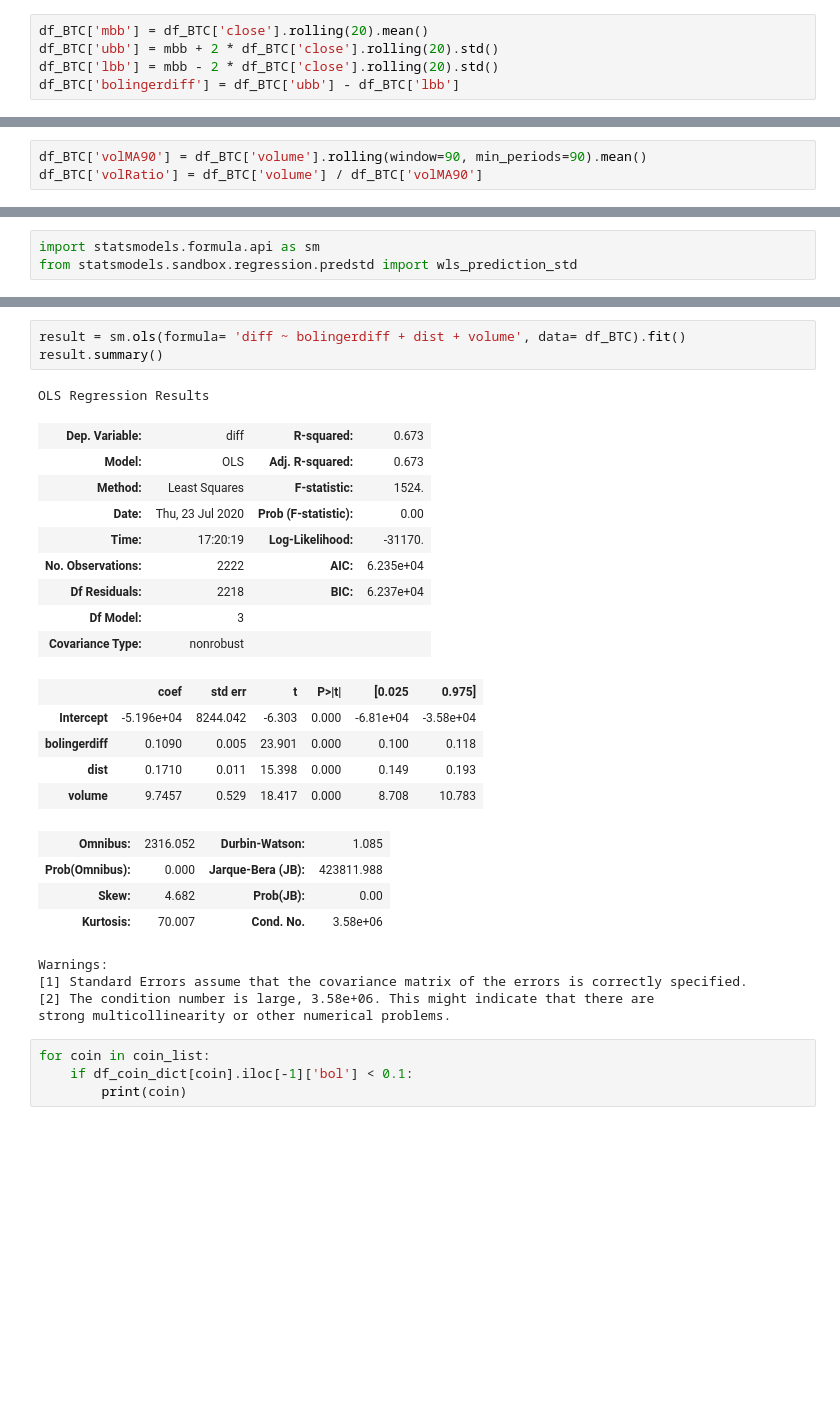
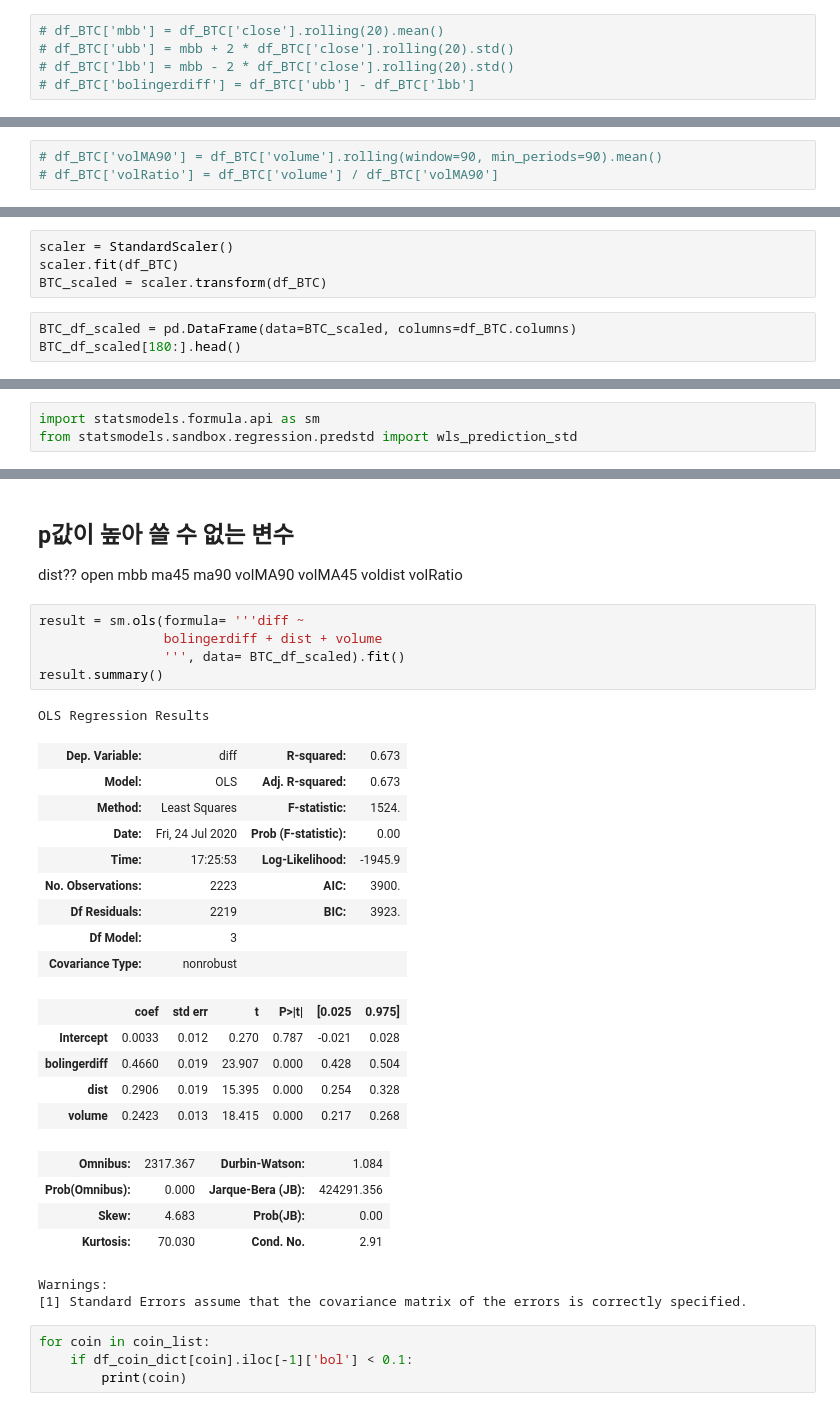
Before and after one commit to kimhg9511/Python_workspace, a Jupyter notebook: project/findcoin.ipynb, the cells around one changed output, grey strips where cells are left out. Cells and saved outputs as stored; diff of their text form; blank space fills up the shorter version.

```diff
--- a/project/findcoin.ipynb
+++ b/project/findcoin.ipynb
@@ -77,12 +77,12 @@ df_BTC['diff'] = df_BTC['high'] - df_BTC['low']
 # %% [markdown]
 # 볼린저 밴드
 # %%
-df_BTC['mbb'] = df_BTC['close'].rolling(20).mean()
-df_BTC['ubb'] = mbb + 2 * df_BTC['close'].rolling(20).std()
-df_BTC['lbb'] = mbb - 2 * df_BTC['close'].rolling(20).std()
-df_BTC['bolingerdiff'] = df_BTC['ubb'] - df_BTC['lbb']
+# df_BTC['mbb'] = df_BTC['close'].rolling(20).mean()
+# df_BTC['ubb'] = mbb + 2 * df_BTC['close'].rolling(20).std()
+# df_BTC['lbb'] = mbb - 2 * df_BTC['close'].rolling(20).std()
+# df_BTC['bolingerdiff'] = df_BTC['ubb'] - df_BTC['lbb']
 # %% [markdown]
 # 거래량 비율
 # %%
-df_BTC['volMA90'] = df_BTC['volume'].rolling(window=90, min_periods=90).mean()
-df_BTC['volRatio'] = df_BTC['volume'] / df_BTC['volMA90']
+# df_BTC['volMA90'] = df_BTC['volume'].rolling(window=90, min_periods=90).mean()
+# df_BTC['volRatio'] = df_BTC['volume'] / df_BTC['volMA90']
@@ -111,0 +147,7 @@ Name: diff, dtype: float64
+# %%
+scaler = StandardScaler()
+scaler.fit(df_BTC)
+BTC_scaled = scaler.transform(df_BTC)
+# %%
+BTC_df_scaled = pd.DataFrame(data=BTC_scaled, columns=df_BTC.columns)
+BTC_df_scaled[180:].head()
@@ -117,30 +208,33 @@ from statsmodels.sandbox.regression.predstd import wls_prediction_std
+# %% [markdown]
+## p값이 높아 쓸 수 없는 변수
+dist?? open mbb ma45 ma90 volMA90 volMA45 voldist volRatio
 # %%
-result = sm.ols(formula= 'diff ~ bolingerdiff + dist + volume', data= df_BTC).fit()
+result = sm.ols(formula= '''diff ~
+                bolingerdiff + dist + volume
+                ''', data= BTC_df_scaled).fit()
 result.summary()
 # %% [output]
 OLS Regression Results
 | Dep. Variable: | diff | R-squared: | 0.673 |
 | Model: | OLS | Adj. R-squared: | 0.673 |
 | Method: | Least Squares | F-statistic: | 1524. |
-| Date: | Thu, 23 Jul 2020 | Prob (F-statistic): | 0.00 |
-| Time: | 17:20:19 | Log-Likelihood: | -31170. |
-| No. Observations: | 2222 | AIC: | 6.235e+04 |
-| Df Residuals: | 2218 | BIC: | 6.237e+04 |
+| Date: | Fri, 24 Jul 2020 | Prob (F-statistic): | 0.00 |
+| Time: | 17:25:53 | Log-Likelihood: | -1945.9 |
+| No. Observations: | 2223 | AIC: | 3900. |
+| Df Residuals: | 2219 | BIC: | 3923. |
 | Df Model: | 3 |  |  |
 | Covariance Type: | nonrobust |  |  |
 |  | coef | std err | t | P>|t| | [0.025 | 0.975] |
-| Intercept | -5.196e+04 | 8244.042 | -6.303 | 0.000 | -6.81e+04 | -3.58e+04 |
-| bolingerdiff | 0.1090 | 0.005 | 23.901 | 0.000 | 0.100 | 0.118 |
-| dist | 0.1710 | 0.011 | 15.398 | 0.000 | 0.149 | 0.193 |
-| volume | 9.7457 | 0.529 | 18.417 | 0.000 | 8.708 | 10.783 |
+| Intercept | 0.0033 | 0.012 | 0.270 | 0.787 | -0.021 | 0.028 |
+| bolingerdiff | 0.4660 | 0.019 | 23.907 | 0.000 | 0.428 | 0.504 |
+| dist | 0.2906 | 0.019 | 15.395 | 0.000 | 0.254 | 0.328 |
+| volume | 0.2423 | 0.013 | 18.415 | 0.000 | 0.217 | 0.268 |
-| Omnibus: | 2316.052 | Durbin-Watson: | 1.085 |
-| Prob(Omnibus): | 0.000 | Jarque-Bera (JB): | 423811.988 |
-| Skew: | 4.682 | Prob(JB): | 0.00 |
-| Kurtosis: | 70.007 | Cond. No. | 3.58e+06 |
+| Omnibus: | 2317.367 | Durbin-Watson: | 1.084 |
+| Prob(Omnibus): | 0.000 | Jarque-Bera (JB): | 424291.356 |
+| Skew: | 4.683 | Prob(JB): | 0.00 |
+| Kurtosis: | 70.030 | Cond. No. | 2.91 |
 Warnings:
 [1] Standard Errors assume that the covariance matrix of the errors is correctly specified.
-[2] The condition number is large, 3.58e+06. This might indicate that there are
-strong multicollinearity or other numerical problems.
 # %%
 for coin in coin_list:
     if df_coin_dict[coin].iloc[-1]['bol'] < 0.1:
```
Also changed, not shown: parts of 34 cells of this notebook, 6 other files.
